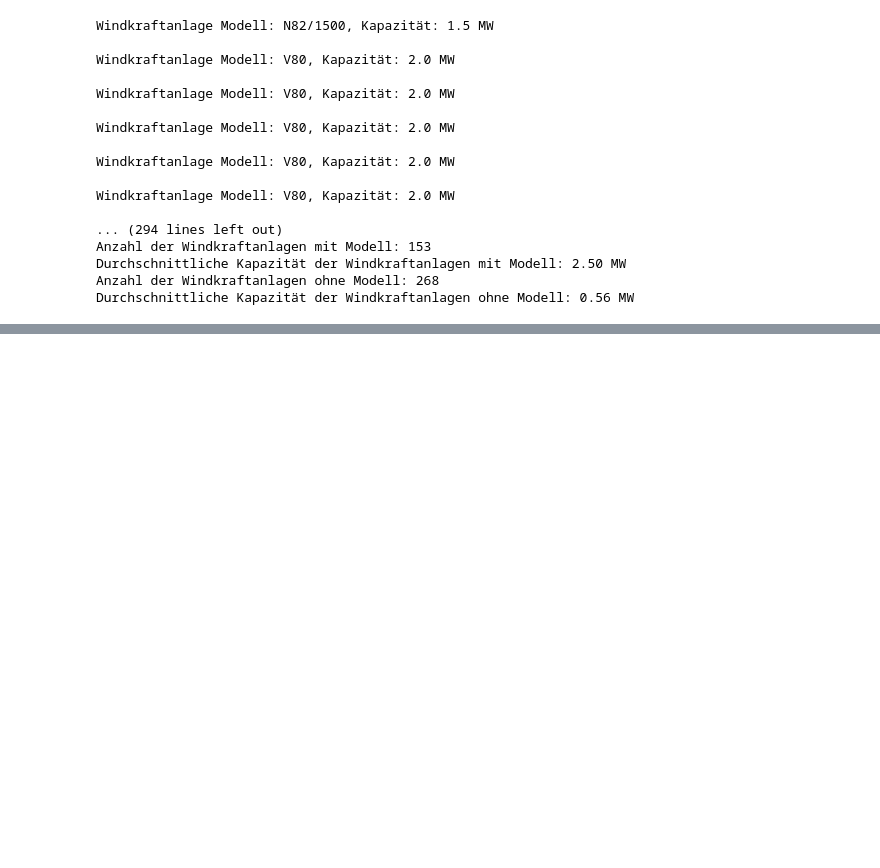
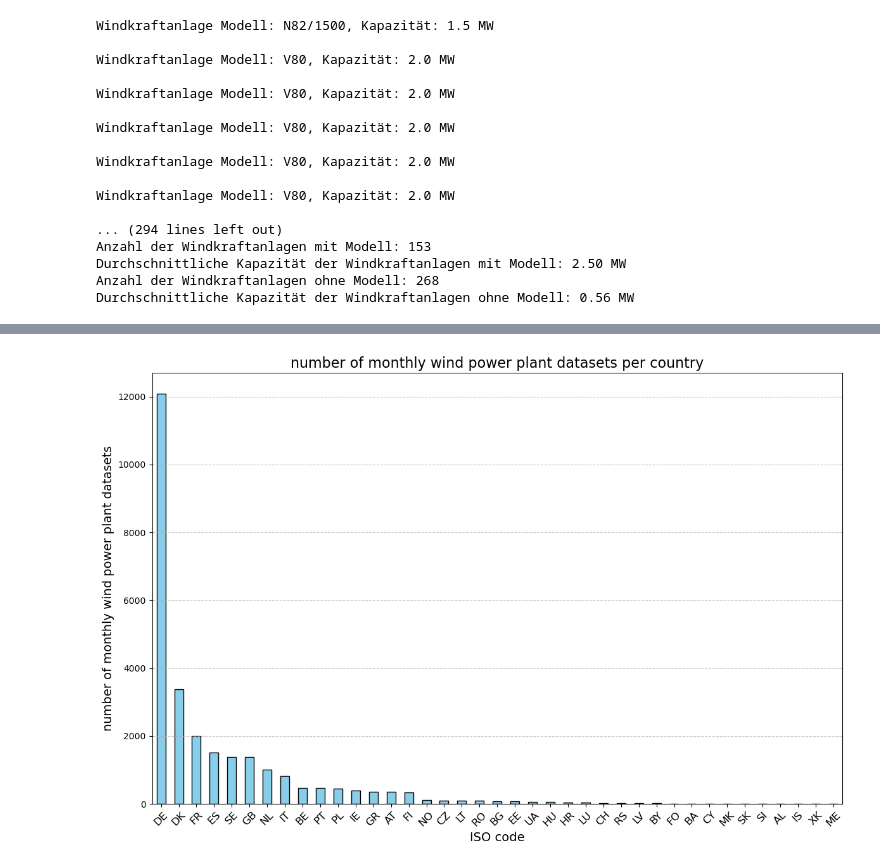
Before and after one commit to el-gif/Webapp, a Jupyter notebook: Webapp.ipynb, the cells around one changed output, grey strips where cells are left out. Cells and saved outputs as stored; diff of their text form; code cells hidden in the pictures; blank space fills up the shorter version.

```diff
--- a/Webapp.ipynb
+++ b/Webapp.ipynb
@@ -698,0 +771,26 @@ print("Die gefilterten Daten wurden erfolgreich in", output_file_path, "gespeich
+# %%
+import pandas as pd
+import matplotlib.pyplot as plt
+
+# Datei einlesen
+file_path_excel = r"C:\Users\alexa\Documents\Webapp\data\WPPs\Windfarms_Europe_20241123.xlsx"
+data = pd.read_excel(file_path_excel, sheet_name='Windfarms')
+data = data.drop(0) # remove first row (after headlines)
+
+# Zählen der Einträge in der Spalte 'ISO Code'
+iso_code_counts = data['ISO code'].value_counts()
+
+# Balkendiagramm erstellen
+plt.figure(figsize=(12, 8))
+iso_code_counts.plot(kind='bar', color='skyblue', edgecolor='black')
+plt.title('number of monthly wind power plant datasets per country', fontsize=16)
+plt.xlabel('ISO code', fontsize=14)
+plt.ylabel('number of monthly wind power plant datasets', fontsize=14)
+plt.xticks(rotation=45, fontsize=12)
+plt.grid(axis='y', linestyle='--', alpha=0.7)
+plt.tight_layout()
+
+# Diagramm anzeigen
+plt.show()
+# %% [output]
+[figure, added]
```
Also changed, not shown: parts of 3 cells of this notebook, 16 other files.
